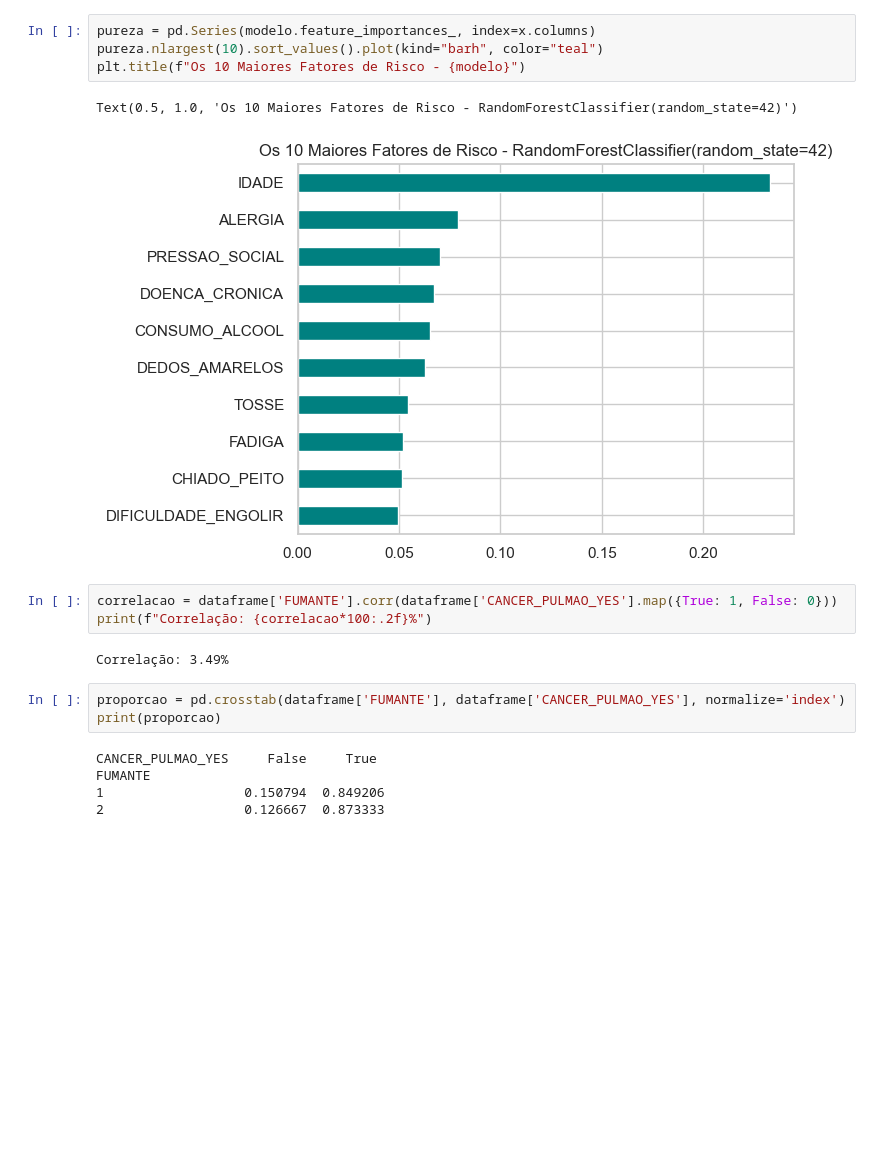
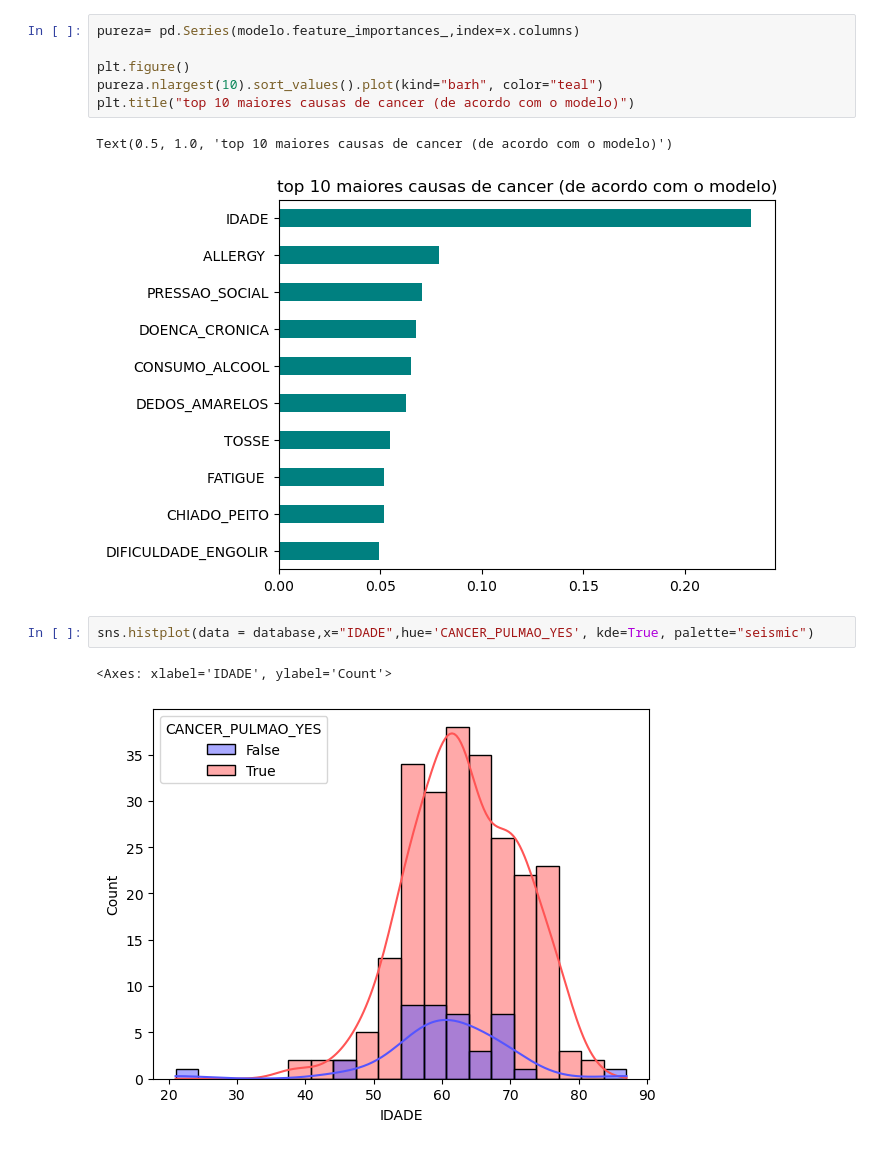
Before and after one commit to Luidy-Costa/project, a Jupyter notebook: lung-cancer-ml/lung_cancer_prediction.ipynb, the cells around one changed output. Saved outputs shown, nothing was run; the diff lists cells and outputs as text; blank space fills up the shorter version.

```diff
--- a/lung-cancer-ml/lung_cancer_prediction.ipynb
+++ b/lung-cancer-ml/lung_cancer_prediction.ipynb
@@ -245,20 +189,14 @@ Text(42.25, 0.5, 'Realidade')
 # %%
-pureza = pd.Series(modelo.feature_importances_, index=x.columns)
+pureza= pd.Series(modelo.feature_importances_,index=x.columns)
+
+plt.figure()
 pureza.nlargest(10).sort_values().plot(kind="barh", color="teal")
-plt.title(f"Os 10 Maiores Fatores de Risco - {modelo}")
+plt.title("top 10 maiores causas de cancer (de acordo com o modelo)")
 # %% [output]
-Text(0.5, 1.0, 'Os 10 Maiores Fatores de Risco - RandomForestClassifier(random_state=42)')
+Text(0.5, 1.0, 'top 10 maiores causas de cancer (de acordo com o modelo)')
-[figure, old version]
+[figure, new version]
-# %%
-correlacao = dataframe['FUMANTE'].corr(dataframe['CANCER_PULMAO_YES'].map({True: 1, False: 0}))
-print(f"Correlação: {correlacao*100:.2f}%")
-# %% [output]
-Correlação: 3.49%
-# %%
-proporcao = pd.crosstab(dataframe['FUMANTE'], dataframe['CANCER_PULMAO_YES'], normalize='index')
-print(proporcao)
-# %% [output]
-CANCER_PULMAO_YES     False     True
-FUMANTE
-1                  0.150794  0.849206
-2                  0.126667  0.873333
+# %%
+sns.histplot(data = database,x="IDADE",hue='CANCER_PULMAO_YES', kde=True, palette="seismic")
+# %% [output]
+<Axes: xlabel='IDADE', ylabel='Count'>
+[figure, added]
```
Also changed, not shown: parts of 21 cells of this notebook, 1 other file.
